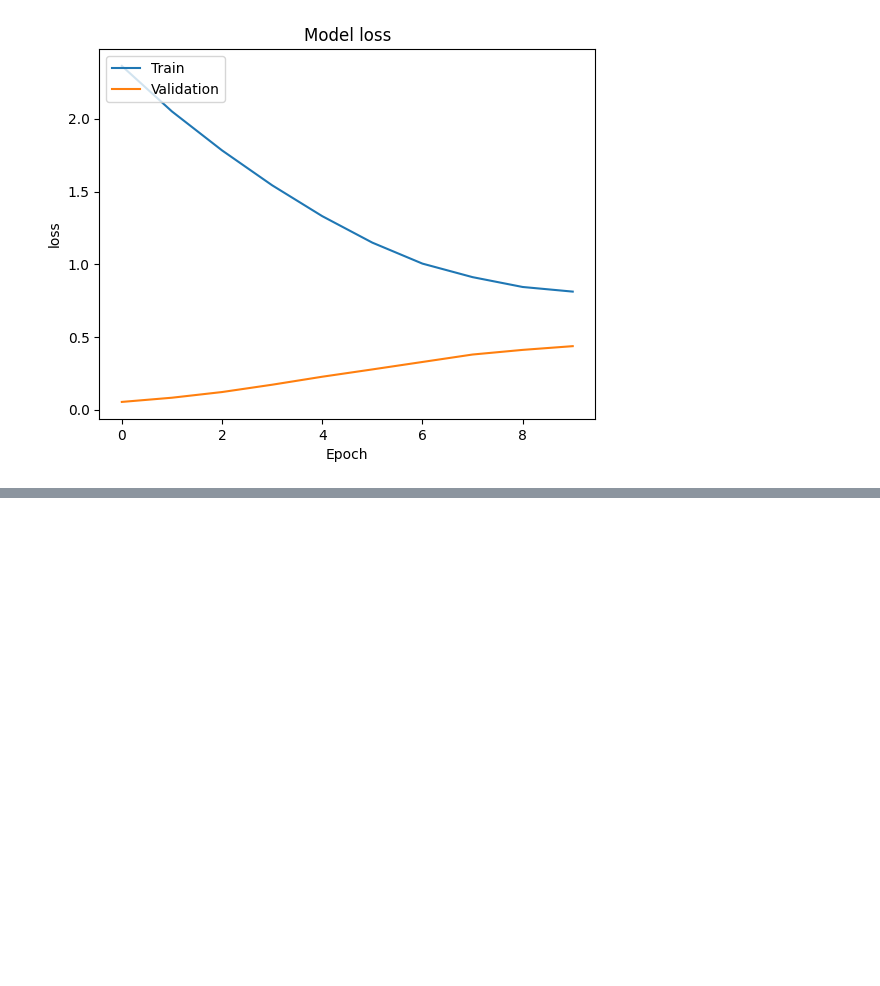
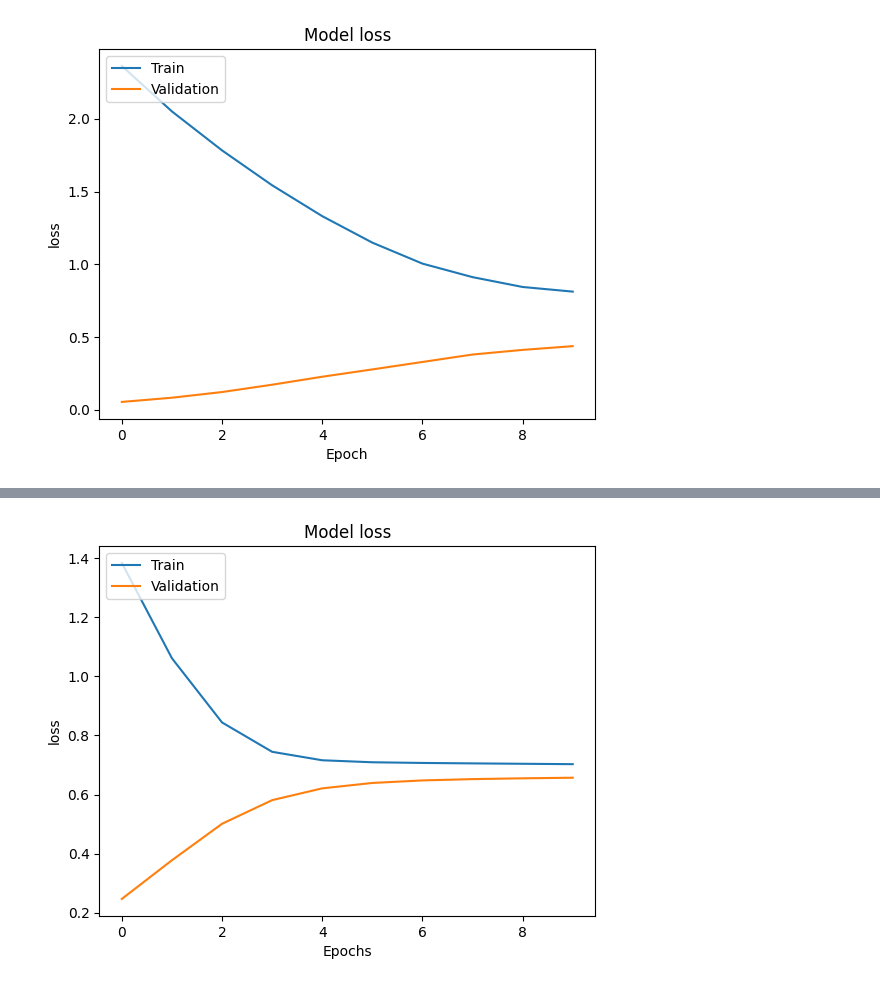
Before and after one commit to bcheng251/BenChen, a Jupyter notebook: Convert_ipynb_to_HTML_in_Colab.ipynb, the cells around one changed output, grey strips where cells are left out. Cells and saved outputs as stored; diff of their text form; code cells hidden in the pictures; blank space fills up the shorter version.

```diff
--- a/Convert_ipynb_to_HTML_in_Colab.ipynb
+++ b/Convert_ipynb_to_HTML_in_Colab.ipynb
@@ -796,0 +875,34 @@ plot(history, 'loss')  # Example: Plotting the loss metric
+# %%
+import numpy as np
+import time
+!pip install scikit-learn
+import sklearn
+from sklearn.model_selection import train_test_split
+from tensorflow import keras
+from tensorflow.keras.models import Sequential
+from tensorflow.keras.layers import Dense
+import matplotlib.pyplot as plt # Import matplotlib.pyplot
+
+
+# ... (rest of your code remains unchanged) ...
+
+def plot(history, name):
+    """
+    This function will plot the accuracy or loss of the model.
+    history: refers to the history object that is returned from the fit method.
+    name: can be one of Loss or Accuracy
+    """
+    fig, ax = plt.subplots() #Creating a subplot with figure and axes.
+    plt.plot(history.history[name]) #Plotting the train accuracy or train loss
+    plt.plot(history.history['val_'+name]) #Plotting the validation accuracy or validation loss
+    plt.xlabel("Epochs")
+    plt.ylabel(name)
+    plt.title('Model '+name)
+    plt.legend(['Train', 'Validation'], loc='upper left')  # Correct legend placement
+    plt.show()
+
+# ... (rest of your code remains unchanged) ...
+
+print("Time taken in seconds ",end-start)
+plot(history,'loss') # Call the plot function after defining it
+# %% [output]
@@ -796,0 +915 @@ plot(history, 'loss')  # Example: Plotting the loss metric
+[figure, added]
```
Also changed, not shown: parts of 7 cells of this notebook.
